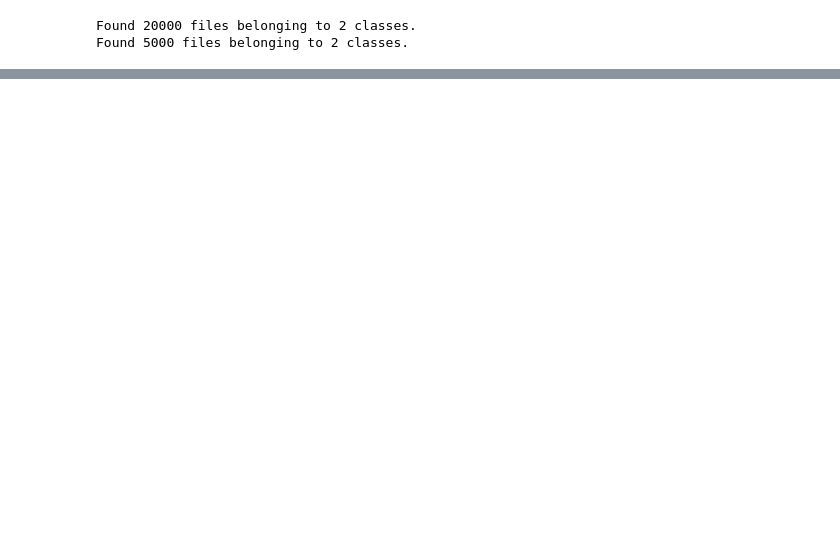
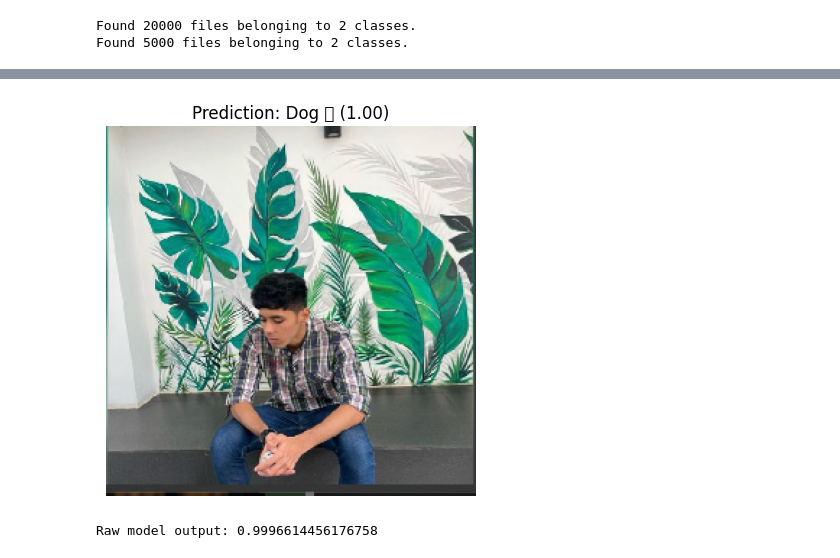
Before and after one commit to officialkalpesh3170/TensorFlow, a Jupyter notebook: Project/cat_n_dogclassifier.ipynb, the cells around one changed output, grey strips where cells are left out. Saved outputs shown, nothing was run; the diff lists cells and outputs as text; code cells hidden in the pictures; blank space fills up the shorter version.

```diff
--- a/Project/cat_n_dogclassifier.ipynb
+++ b/Project/cat_n_dogclassifier.ipynb
@@ -132,0 +143,29 @@ plt.show()
+# %%
+import tensorflow as tf
+from tensorflow.keras.preprocessing import image
+import numpy as np
+import matplotlib.pyplot as plt
+
+
+
+# Load and preprocess test image
+img_path = '/content/train/cats/Screenshot 2025-07-17 154411.png'  # <-- change to any cat/dog image
+img = image.load_img(img_path, target_size=(256, 256))  # match input_shape
+img_array = image.img_to_array(img)
+img_array = np.expand_dims(img_array, axis=0)  # add batch dimension
+img_array /= 255.0  # normalize
+
+# Predict
+prediction = model.predict(img_array)
+
+# Interpret result
+label = "Dog 🐶" if prediction[0][0] > 0.5 else "Cat 🐱"
+
+# Show result
+plt.imshow(img)
+plt.title(f"Prediction: {label} ({prediction[0][0]:.2f})")
+plt.axis('off')
+plt.show()
+
+print(f"Raw model output: {prediction[0][0]}")
+# %% [output]
@@ -132,0 +173,2 @@ plt.show()
+[figure, added]
+Raw model output: 0.9996614456176758
```
Also changed, not shown: parts of 6 cells of this notebook.
